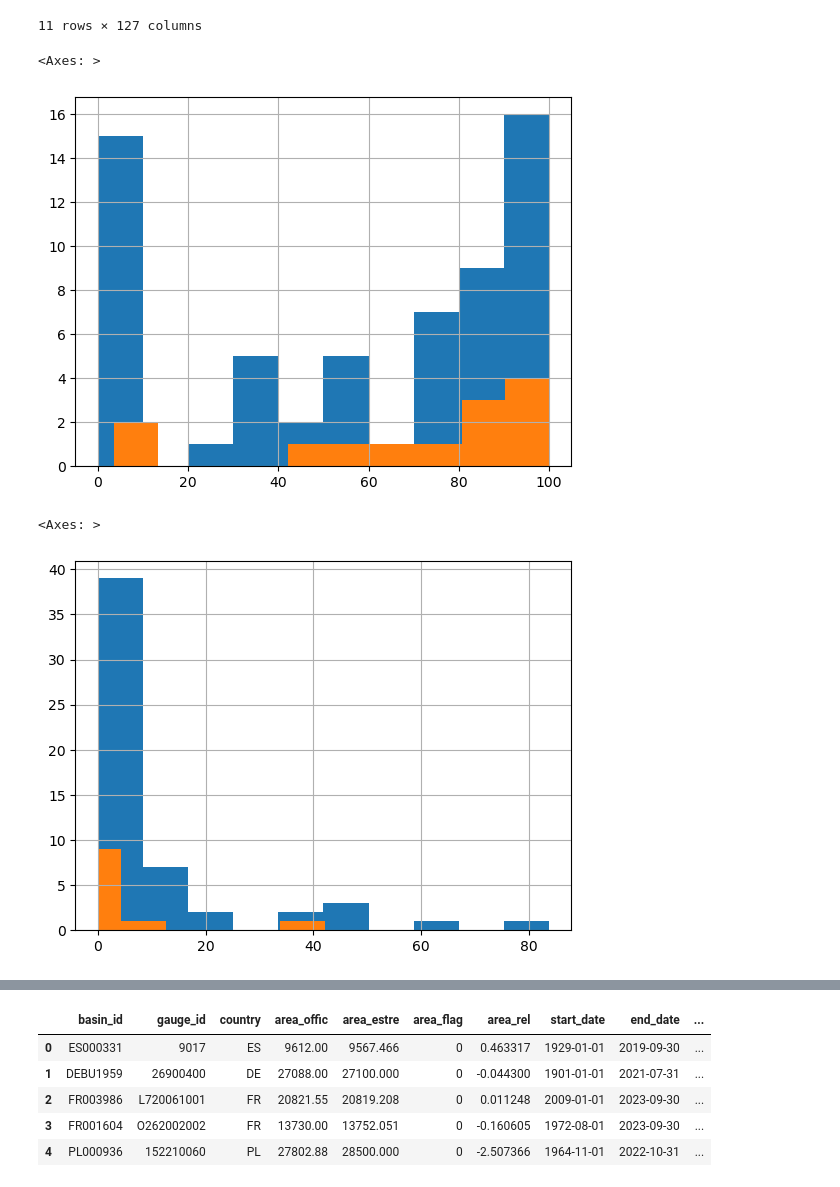
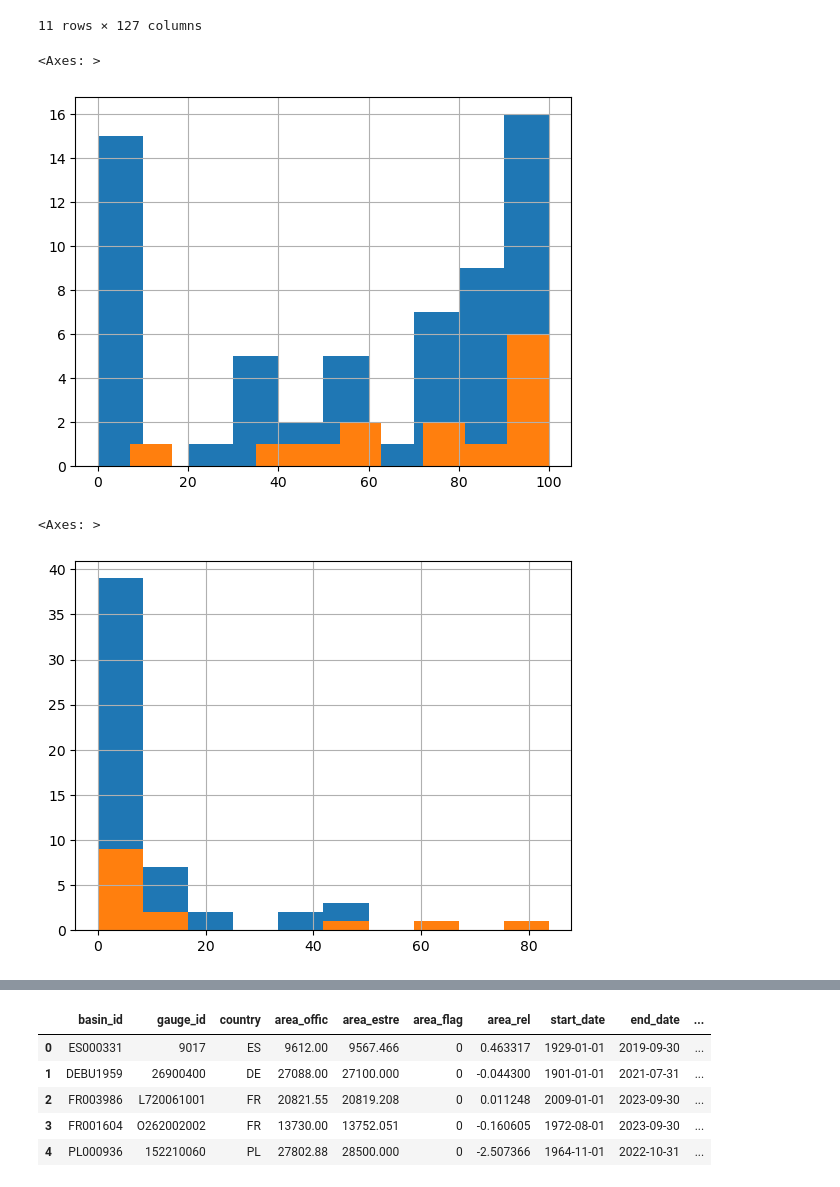
Before and after one commit to thiagovmdon/estreams_superflexpy, a Jupyter notebook: code/a_modelling_distributed_vienne_filtering_gauges.ipynb, the cells around one changed output, grey strips where cells are left out. Saved outputs shown, nothing was run; the diff lists cells and outputs as text; code cells hidden in the pictures.

```diff
--- a/code/a_modelling_distributed_vienne_filtering_gauges.ipynb
+++ b/code/a_modelling_distributed_vienne_filtering_gauges.ipynb
@@ -15,7 +15,7 @@ from utils.functions import find_iterative_immediate_downstream
 path_estreams = r'C:\Users\nascimth\Documents\data\EStreams'
 # %%
 ## Mac
-#path_estreams = r'/Users/thiagomedeirosdonascimento/Downloads/Python 2/Scripts/estreams_part_b/data/EStreams'
+path_estreams = r'/Users/thiagomedeirosdonascimento/Downloads/Python 2/Scripts/estreams_part_b/data/EStreams'
 # %%
 # Read the dataset network
 network_estreams = pd.read_csv(path_estreams+'/streamflow_gauges/estreams_gauging_stations.csv', encoding='utf-8')
@@ -240,7 +240,7 @@ estreams_attributes_clipped_filters
 | FR001257 | L712301001 | L7123001 | FR | FR_EAUFRANCE | La Veude à Lémeré [Moulin de Cout... | 0.305992 | 47.100962 | 0.305992 | 47.100962 | ... |
 61 rows × 125 columns
 # %%
-basins_problems2 = pd.read_csv(r"..\data\basins_problems_filter_2.csv")
+basins_problems2 = pd.read_csv(r"../data/basins_problems_filter_2.csv")
 basins_problems2
 # %% [output]
 |  | basin |
@@ -597,21 +597,21 @@ combined_df[combined_df.group == GROUP]
 | 10 | O171251001 | L'AriÃ¨ge Ã Auterive | FR | FR_EAUFRANCE | L'Ariège à Auterive | 1.466145 | 43.369015 | 1.466145 | 43.369015 | ... |
 11 rows × 127 columns
 # %%
-GROUP = "Group_4"
+GROUP = "Group_1"
 list_cal = combined_df[combined_df.group == GROUP].basin_id.tolist()
 estreams_attributes_clipped_filters.perm_low_cont2.hist()
 estreams_attributes_clipped_filters.loc[list_cal].sort_values("area_estreams").perm_low_cont2.hist()
 # %% [output]
 <Axes: >
-[figure, old version]
+[figure, new version]
 # %%
-GROUP = "Group_4"
+GROUP = "Group_2"
 list_cal = combined_df[combined_df.group == GROUP].basin_id.tolist()
 estreams_attributes_clipped_filters2.perm_high_cont2.hist()
 estreams_attributes_clipped_filters2.loc[list_cal].sort_values("area_estreams").perm_high_cont2.hist()
 # %% [output]
 <Axes: >
-[figure, old version]
+[figure, new version]
 # %%
 df = combined_df[combined_df.group != GROUP]
 df
```
Also changed, not shown: parts of 1 cell of this notebook, 3 other files.
